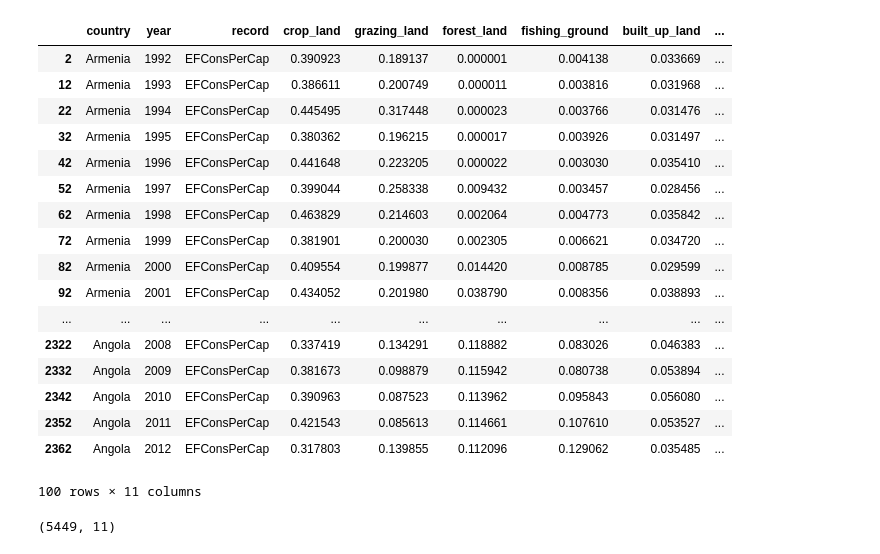
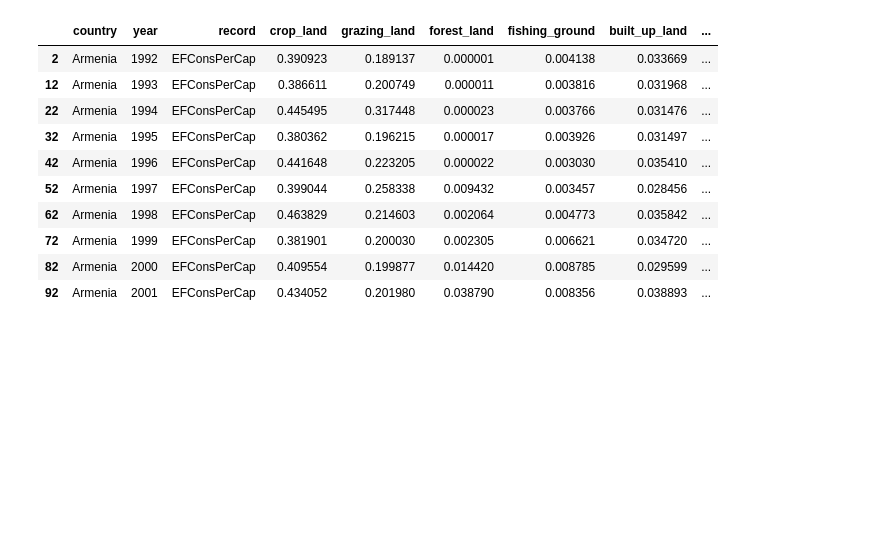
Before and after one commit to mackenziemitchell6/BigfootPrint, a Jupyter notebook: DataTransformations.ipynb, the cells around one changed output. Saved outputs shown, nothing was run; the diff lists cells and outputs as text; code cells hidden in the pictures; blank space fills up the shorter version.

```diff
--- a/DataTransformations.ipynb
+++ b/DataTransformations.ipynb
@@ -15,29 +15,16 @@ pd.set_option('display.max_columns', 300)
 # %%
 with open('df.pickle','rb') as file:
     df=pickle.load(file)
-df.head(100)
+df.head(10)
 # %% [output]
 |  | country | year | record | crop_land | grazing_land | forest_land | fishing_ground | built_up_land | ... |
 | 2 | Armenia | 1992 | EFConsPerCap | 0.390923 | 0.189137 | 0.000001 | 0.004138 | 0.033669 | ... |
 | 12 | Armenia | 1993 | EFConsPerCap | 0.386611 | 0.200749 | 0.000011 | 0.003816 | 0.031968 | ... |
 | 22 | Armenia | 1994 | EFConsPerCap | 0.445495 | 0.317448 | 0.000023 | 0.003766 | 0.031476 | ... |
 | 32 | Armenia | 1995 | EFConsPerCap | 0.380362 | 0.196215 | 0.000017 | 0.003926 | 0.031497 | ... |
 | 42 | Armenia | 1996 | EFConsPerCap | 0.441648 | 0.223205 | 0.000022 | 0.003030 | 0.035410 | ... |
 | 52 | Armenia | 1997 | EFConsPerCap | 0.399044 | 0.258338 | 0.009432 | 0.003457 | 0.028456 | ... |
 | 62 | Armenia | 1998 | EFConsPerCap | 0.463829 | 0.214603 | 0.002064 | 0.004773 | 0.035842 | ... |
 | 72 | Armenia | 1999 | EFConsPerCap | 0.381901 | 0.200030 | 0.002305 | 0.006621 | 0.034720 | ... |
 | 82 | Armenia | 2000 | EFConsPerCap | 0.409554 | 0.199877 | 0.014420 | 0.008785 | 0.029599 | ... |
 | 92 | Armenia | 2001 | EFConsPerCap | 0.434052 | 0.201980 | 0.038790 | 0.008356 | 0.038893 | ... |
-| ... | ... | ... | ... | ... | ... | ... | ... | ... | ... |
-| 2322 | Angola | 2008 | EFConsPerCap | 0.337419 | 0.134291 | 0.118882 | 0.083026 | 0.046383 | ... |
-| 2332 | Angola | 2009 | EFConsPerCap | 0.381673 | 0.098879 | 0.115942 | 0.080738 | 0.053894 | ... |
-| 2342 | Angola | 2010 | EFConsPerCap | 0.390963 | 0.087523 | 0.113962 | 0.095843 | 0.056080 | ... |
-| 2352 | Angola | 2011 | EFConsPerCap | 0.421543 | 0.085613 | 0.114661 | 0.107610 | 0.053527 | ... |
-| 2362 | Angola | 2012 | EFConsPerCap | 0.317803 | 0.139855 | 0.112096 | 0.129062 | 0.035485 | ... |
-100 rows × 11 columns
-# %%
-with open('df.pickle','rb') as file:
-    df=pickle.load(file)
-df.shape
-# %% [output]
-(5449, 11)
```
Also changed, not shown: parts of 21 cells of this notebook, 4 other files.
